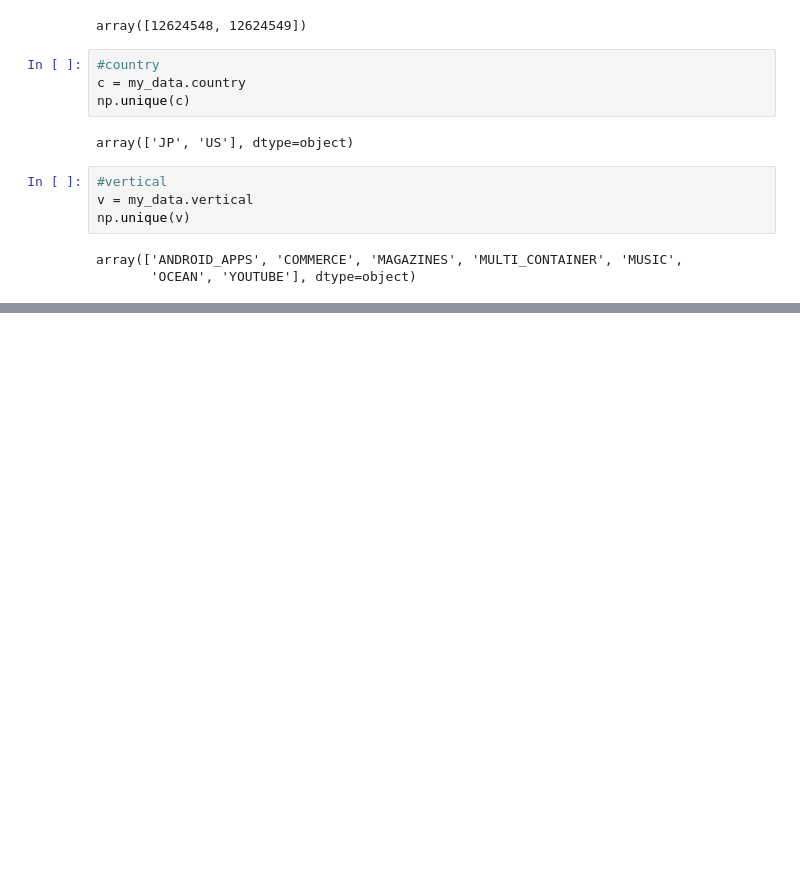
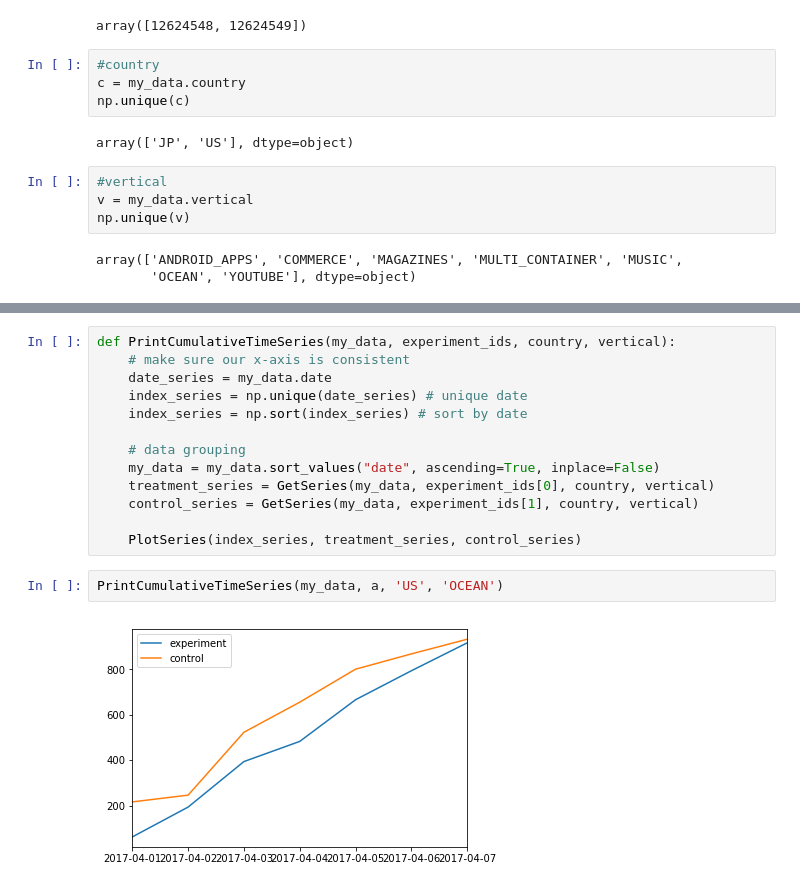
Before and after one commit to yamengsun/BA501_2Session, a Jupyter notebook: hw1.2.1_code.ipynb, the cells around one changed output, grey strips where cells are left out. Saved outputs shown, nothing was run; the diff lists cells and outputs as text; blank space fills up the shorter version.

```diff
--- a/hw1.2.1_code.ipynb
+++ b/hw1.2.1_code.ipynb
@@ -112,0 +101,17 @@ Name: spend_usd, Length: 185, dtype: float64
+# %%
+def PrintCumulativeTimeSeries(my_data, experiment_ids, country, vertical):
+    # make sure our x-axis is consistent
+    date_series = my_data.date
+    index_series = np.unique(date_series) # unique date
+    index_series = np.sort(index_series) # sort by date
+
+    # data grouping
+    my_data = my_data.sort_values("date", ascending=True, inplace=False)
+    treatment_series = GetSeries(my_data, experiment_ids[0], country, vertical)
+    control_series = GetSeries(my_data, experiment_ids[1], country, vertical)
+
+    PlotSeries(index_series, treatment_series, control_series)
+# %%
+PrintCumulativeTimeSeries(my_data, a, 'US', 'OCEAN')
+# %% [output]
+[figure, added]
```
Also changed, not shown: parts of 7 cells of this notebook.
